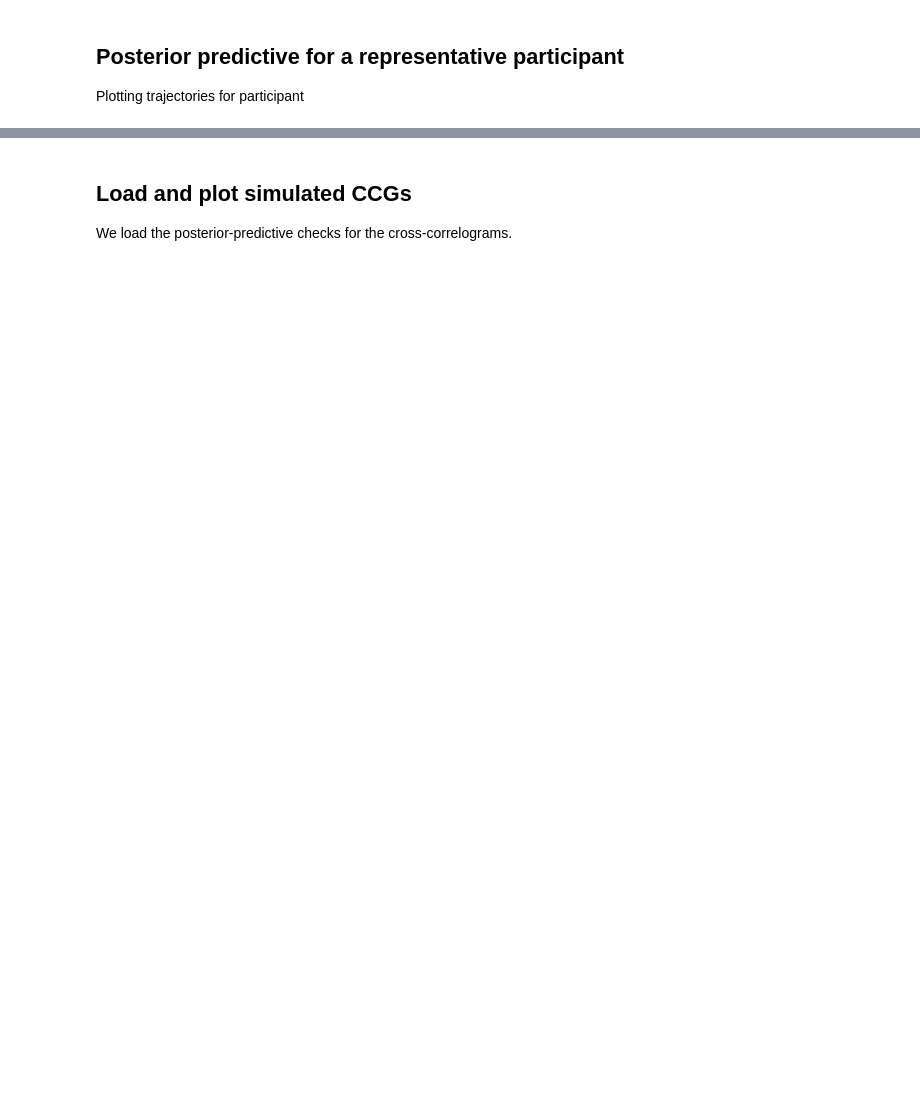
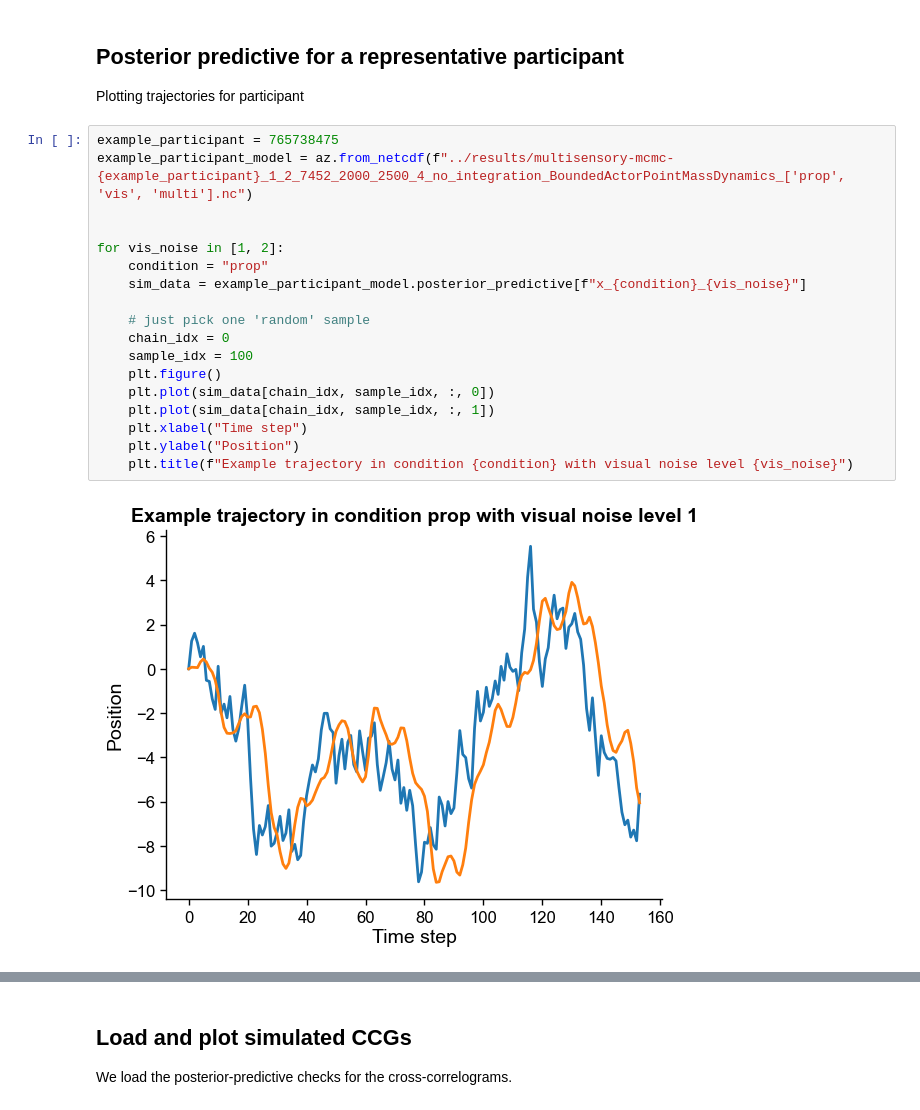
Before and after one commit to dominikstrb/cpp-proprioception, a Jupyter notebook: notebooks/MultisensoryModelResults.ipynb, the cells around one changed output, grey strips where cells are left out. Cells and saved outputs as stored; diff of their text form; blank space fills up the shorter version.

```diff
--- a/notebooks/MultisensoryModelResults.ipynb
+++ b/notebooks/MultisensoryModelResults.ipynb
@@ -223,3 +231,23 @@ g.save("../figures/multisensory_model_parameters.svg")
 ## Posterior predictive for a representative participant
 
 Plotting trajectories for participant
+# %%
+example_participant = 765738475
+example_participant_model = az.from_netcdf(f"../results/multisensory-mcmc-{example_participant}_1_2_7452_2000_2500_4_no_integration_BoundedActorPointMassDynamics_['prop', 'vis', 'multi'].nc")
+
+
+for vis_noise in [1, 2]:
+    condition = "prop"
+    sim_data = example_participant_model.posterior_predictive[f"x_{condition}_{vis_noise}"]
+
+    # just pick one 'random' sample
+    chain_idx = 0
+    sample_idx = 100
+    plt.figure()
+    plt.plot(sim_data[chain_idx, sample_idx, :, 0])
+    plt.plot(sim_data[chain_idx, sample_idx, :, 1])
+    plt.xlabel("Time step")
+    plt.ylabel("Position")
+    plt.title(f"Example trajectory in condition {condition} with visual noise level {vis_noise}")
+# %% [output]
+[figure, added]
```
Also changed, not shown: parts of 26 cells of this notebook, 1 other file.
